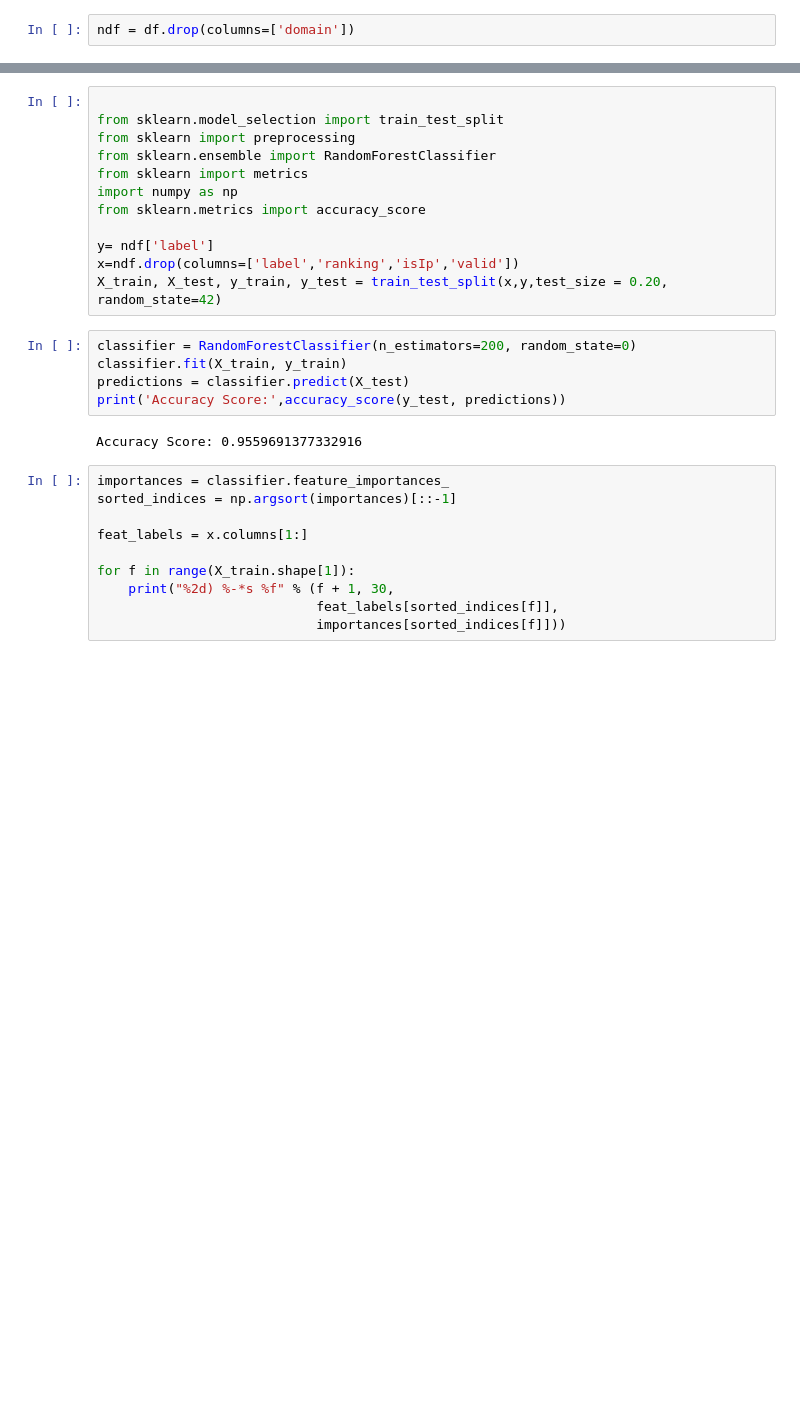
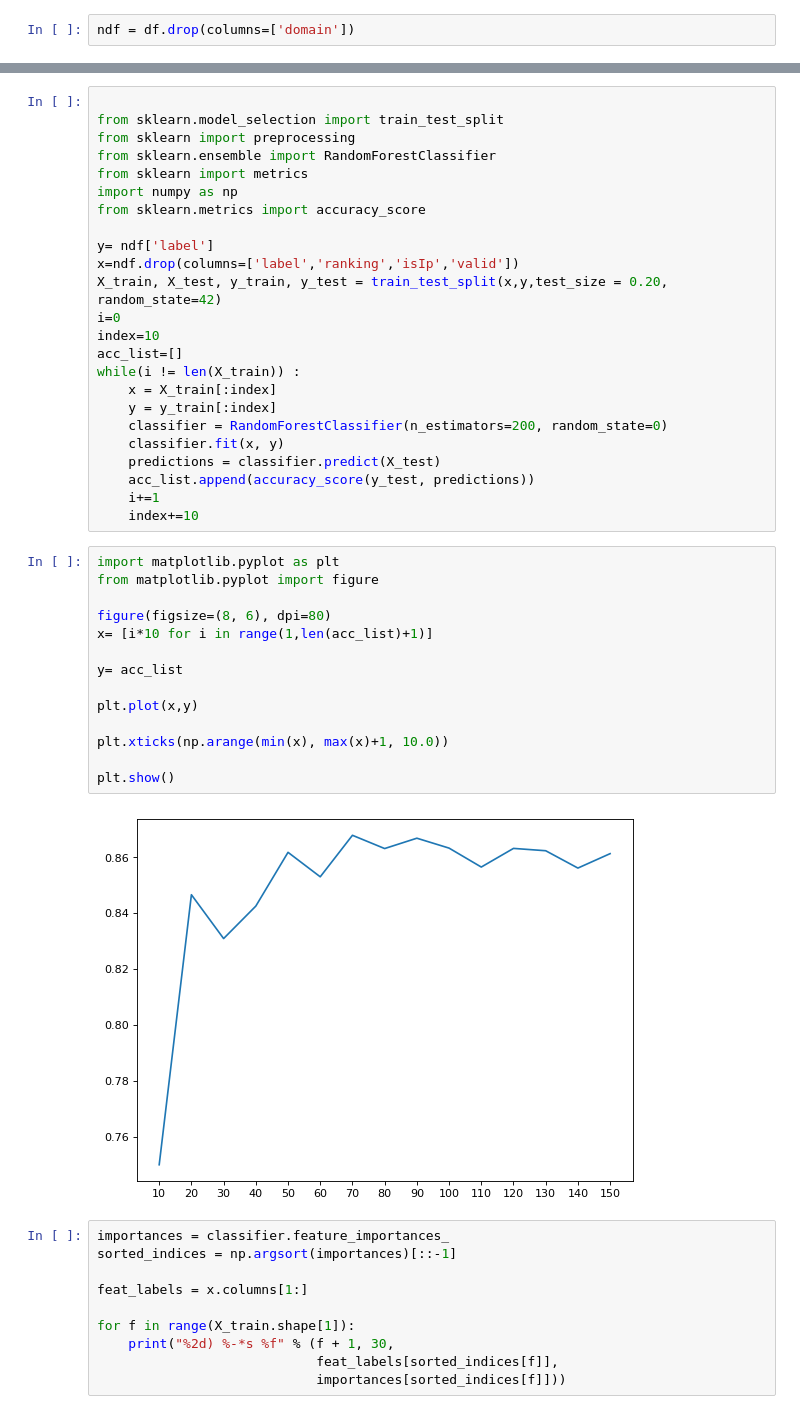
Before and after one commit to AI-and-Blockchain/F22_Web_Spam_Cleanup, a Jupyter notebook: Machine Learning on Spam Data/Test_data.ipynb, the cells around one changed output, grey strips where cells are left out. Cells and saved outputs as stored; diff of their text form; blank space fills up the shorter version.

Commit message:
Accuracy score tests

```diff
--- a/Machine Learning on Spam Data/Test_data.ipynb
+++ b/Machine Learning on Spam Data/Test_data.ipynb
@@ -115,13 +103,34 @@ from sklearn.metrics import accuracy_score
 y= ndf['label']
 x=ndf.drop(columns=['label','ranking','isIp','valid'])
 X_train, X_test, y_train, y_test = train_test_split(x,y,test_size = 0.20, random_state=42)
+i=0
+index=10
+acc_list=[]
+while(i != len(X_train)) :
+    x = X_train[:index]
+    y = y_train[:index]
+    classifier = RandomForestClassifier(n_estimators=200, random_state=0)
+    classifier.fit(x, y)
+    predictions = classifier.predict(X_test)
+    acc_list.append(accuracy_score(y_test, predictions))
+    i+=1
+    index+=10
-# %%
-classifier = RandomForestClassifier(n_estimators=200, random_state=0)
-classifier.fit(X_train, y_train)
-predictions = classifier.predict(X_test)
-print('Accuracy Score:',accuracy_score(y_test, predictions))
-# %% [output]
-Accuracy Score: 0.9559691377332916
+# %%
+import matplotlib.pyplot as plt
+from matplotlib.pyplot import figure
+
+figure(figsize=(8, 6), dpi=80)
+x= [i*10 for i in range(1,len(acc_list)+1)]
+
+y= acc_list
+
+plt.plot(x,y)
+
+plt.xticks(np.arange(min(x), max(x)+1, 10.0))
+
+plt.show()
+# %% [output]
+[figure, added]
 # %%
 importances = classifier.feature_importances_
 sorted_indices = np.argsort(importances)[::-1]
```
Also changed, not shown: parts of 2 cells of this notebook.
